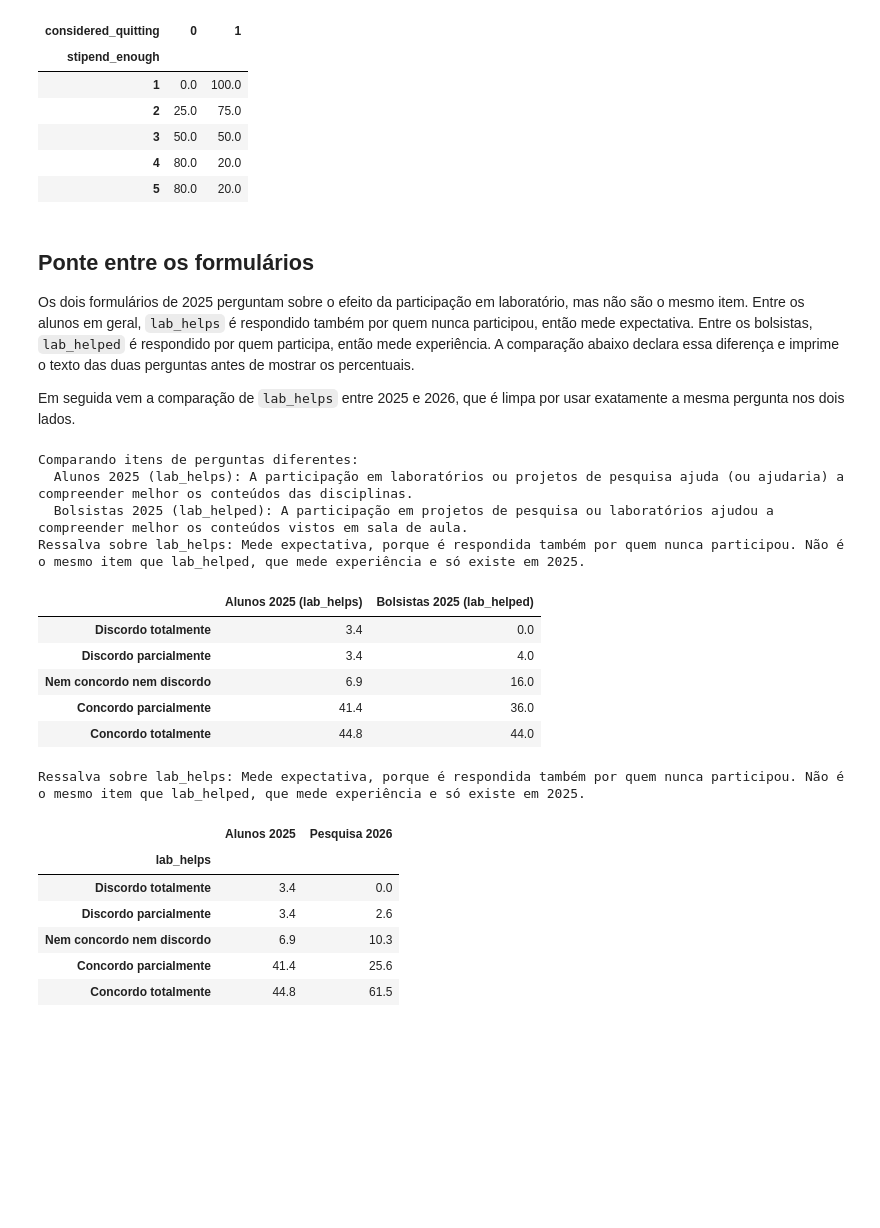
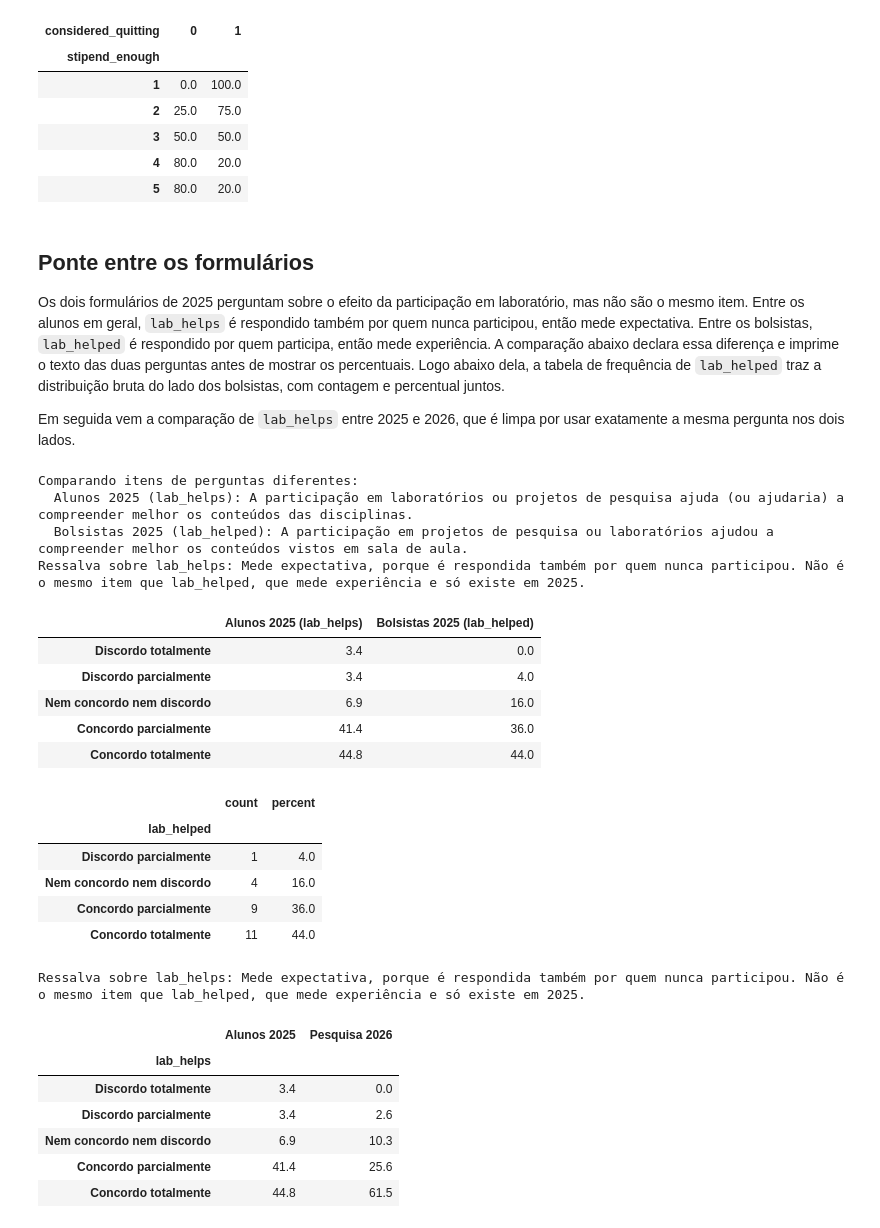
Before and after one commit to Gabriel-c0Nsp/analise-motivacao, a Jupyter notebook: analise-motivacao.ipynb, the cells around one changed output. Drawn from its saved outputs; the diff is of its cells as text; code cells hidden in the pictures; blank space fills up the shorter version.

Commit message:
contagens do item de bolsistas na comparação da ponte

```diff
--- a/analise-motivacao.ipynb
+++ b/analise-motivacao.ipynb
@@ -603,33 +603,43 @@ laboratório, mas não são o mesmo item. Entre os alunos em geral, `lab_helps`
 respondido também por quem nunca participou, então mede expectativa. Entre os
 bolsistas, `lab_helped` é respondido por quem participa, então mede
 experiência. A comparação abaixo declara essa diferença e imprime o texto das
-duas perguntas antes de mostrar os percentuais.
+duas perguntas antes de mostrar os percentuais. Logo abaixo dela, a tabela de
+frequência de `lab_helped` traz a distribuição bruta do lado dos bolsistas,
+com contagem e percentual juntos.
 
 Em seguida vem a comparação de `lab_helps` entre 2025 e 2026, que é limpa por
 usar exatamente a mesma pergunta nos dois lados.
 # %%
 display(compare_items([
     ("students_2025_06", "lab_helps"),
     ("researchers_2025_06", "lab_helped"),
 ]))
 
+display(freq_table(researchers_2025_06, "lab_helped"))
+
 display(compare_freq([students_2025_06, students_researchers_2026_04], "lab_helps"))
 # %% [output]
 Comparando itens de perguntas diferentes:
   Alunos 2025 (lab_helps): A participação em laboratórios ou projetos de pesquisa ajuda (ou ajudaria) a compreender melhor os conteúdos das disciplinas.
   Bolsistas 2025 (lab_helped): A participação em projetos de pesquisa ou laboratórios ajudou a compreender melhor os conteúdos vistos em sala de aula.
 Ressalva sobre lab_helps: Mede expectativa, porque é respondida também por quem nunca participou. Não é o mesmo item que lab_helped, que mede experiência e só existe em 2025.
 |  | Alunos 2025 (lab_helps) | Bolsistas 2025 (lab_helped) |
 | Discordo totalmente | 3.4 | 0.0 |
 | Discordo parcialmente | 3.4 | 4.0 |
 | Nem concordo nem discordo | 6.9 | 16.0 |
 | Concordo parcialmente | 41.4 | 36.0 |
 | Concordo totalmente | 44.8 | 44.0 |
+|  | count | percent |
+| lab_helped |  |  |
+| Discordo parcialmente | 1 | 4.0 |
+| Nem concordo nem discordo | 4 | 16.0 |
+| Concordo parcialmente | 9 | 36.0 |
+| Concordo totalmente | 11 | 44.0 |
 Ressalva sobre lab_helps: Mede expectativa, porque é respondida também por quem nunca participou. Não é o mesmo item que lab_helped, que mede experiência e só existe em 2025.
-|  | Alunos 2025 | Pesquisa 2026 |
-| lab_helps |  |  |
-| Discordo totalmente | 3.4 | 0.0 |
-| Discordo parcialmente | 3.4 | 2.6 |
-| Nem concordo nem discordo | 6.9 | 10.3 |
-| Concordo parcialmente | 41.4 | 25.6 |
-| Concordo totalmente | 44.8 | 61.5 |
+|  | Alunos 2025 | Pesquisa 2026 |
+| lab_helps |  |  |
+| Discordo totalmente | 3.4 | 0.0 |
+| Discordo parcialmente | 3.4 | 2.6 |
+| Nem concordo nem discordo | 6.9 | 10.3 |
+| Concordo parcialmente | 41.4 | 25.6 |
+| Concordo totalmente | 44.8 | 61.5 |
```
